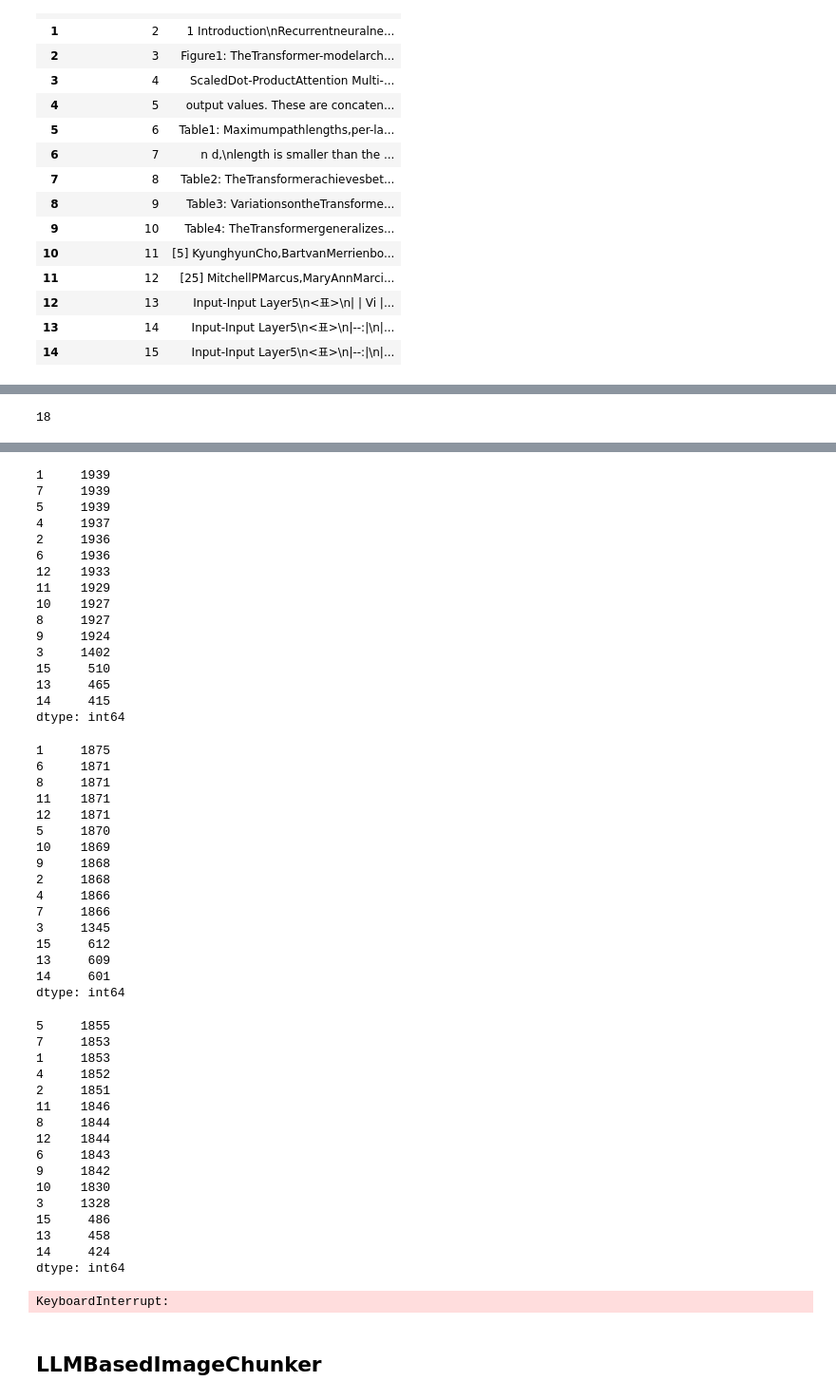
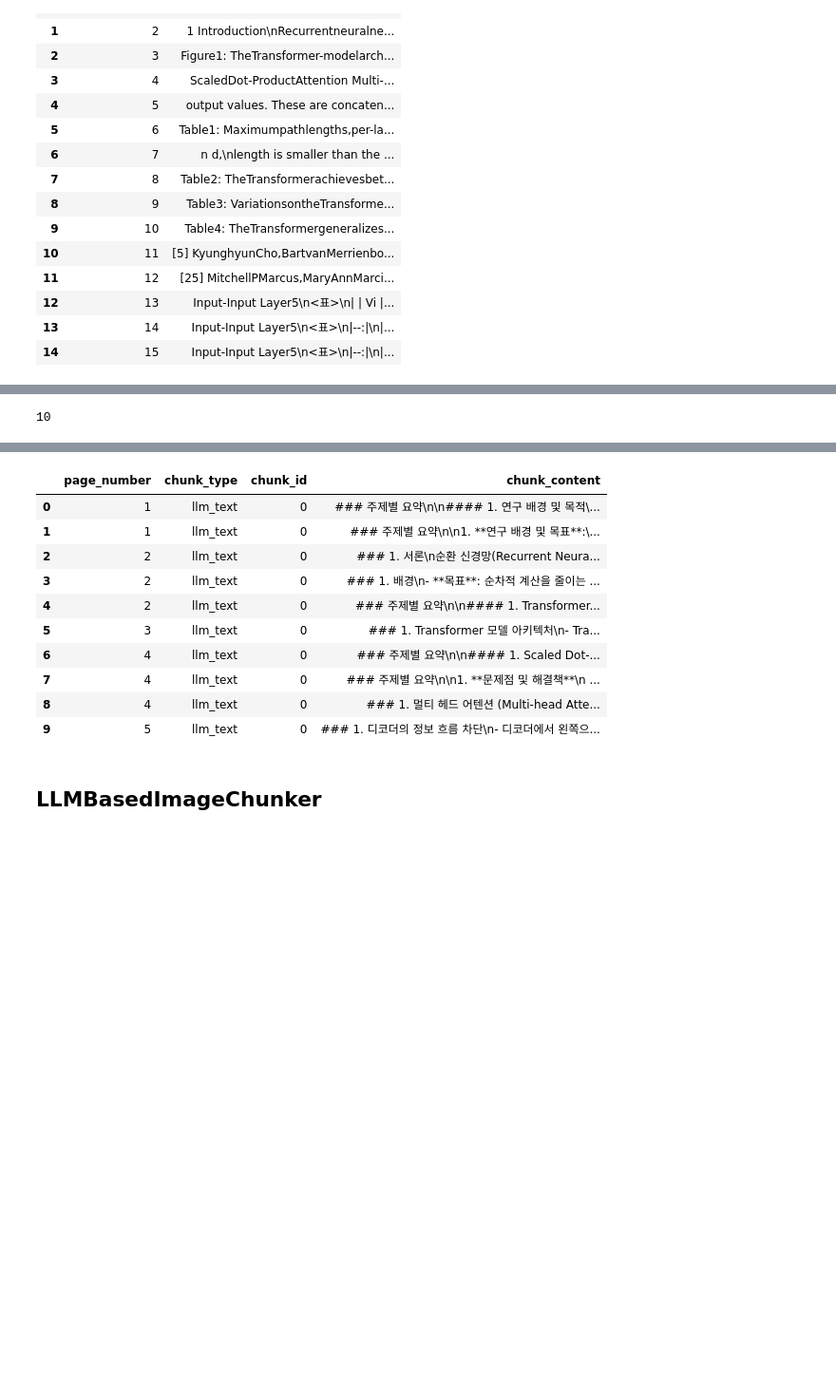
Before and after one commit to Cafelatte1/frony-document-processor, a Jupyter notebook: test_chunker.ipynb, the cells around one changed output, grey strips where cells are left out. Shown at 95% size. Cells and saved outputs as stored; diff of their text form; code cells hidden in the pictures; blank space fills up the shorter version.

```diff
--- a/test_chunker.ipynb
+++ b/test_chunker.ipynb
@@ -87,6 +174,11 @@ df
 # %%
-chunker = LLMBasedTextChunker()
-chunks = chunker.chunk(df)
+chunker = LLMBasedTextChunker(n_gram=2)
+chunks = chunker.chunk(
+    df.iloc[:5],
+    splitter_config=[
+        {"type": "llm_text", "params": {"chunk_size": 2048, "chunk_overlap": 2048 // 4}},
+    ]
+)
 total_chunks = next(chunks)
 print(total_chunks)
 df_chunk = []
@@ -95,4 +187,4 @@ for chunk in chunks:
 df_chunk = pd.DataFrame(df_chunk)
 df_chunk
 # %% [output]
-18
+10
@@ -243,52 +191,14 @@ dtype: int64
-1     1939
-7     1939
-5     1939
-4     1937
-2     1936
-6     1936
-12    1933
-11    1929
-10    1927
-8     1927
-9     1924
-3     1402
-15     510
-13     465
-14     415
-dtype: int64
-1     1875
-6     1871
-8     1871
-11    1871
-12    1871
-5     1870
-10    1869
-9     1868
-2     1868
-4     1866
-7     1866
-3     1345
-15     612
-13     609
-14     601
-dtype: int64
-5     1855
-7     1853
-1     1853
-4     1852
-2     1851
-11    1846
-8     1844
-12    1844
-6     1843
-9     1842
-10    1830
-3     1328
-15     486
-13     458
-14     424
-dtype: int64
-KeyboardInterrupt:
+|  | page_number | chunk_type | chunk_id | chunk_content |
+| 0 | 1 | llm_text | 0 | ### 주제별 요약\n\n#### 1. 연구 배경 및 목적\... |
+| 1 | 1 | llm_text | 0 | ### 주제별 요약\n\n1. **연구 배경 및 목표**:\... |
+| 2 | 2 | llm_text | 0 | ### 1. 서론\n순환 신경망(Recurrent Neura... |
+| 3 | 2 | llm_text | 0 | ### 1. 배경\n- **목표**: 순차적 계산을 줄이는 ... |
+| 4 | 2 | llm_text | 0 | ### 주제별 요약\n\n#### 1. Transformer... |
+| 5 | 3 | llm_text | 0 | ### 1. Transformer 모델 아키텍처\n- Tra... |
+| 6 | 4 | llm_text | 0 | ### 주제별 요약\n\n#### 1. Scaled Dot-... |
+| 7 | 4 | llm_text | 0 | ### 주제별 요약\n\n1. **문제점 및 해결책**\n ... |
+| 8 | 4 | llm_text | 0 | ### 1. 멀티 헤드 어텐션 (Multi-head Atte... |
+| 9 | 5 | llm_text | 0 | ### 1. 디코더의 정보 흐름 차단\n- 디코더에서 왼쪽으... |
 # %% [markdown]
 ## LLMBasedImageChunker
 # %%
```
Also changed, not shown: parts of 10 cells of this notebook, 3 other files.
